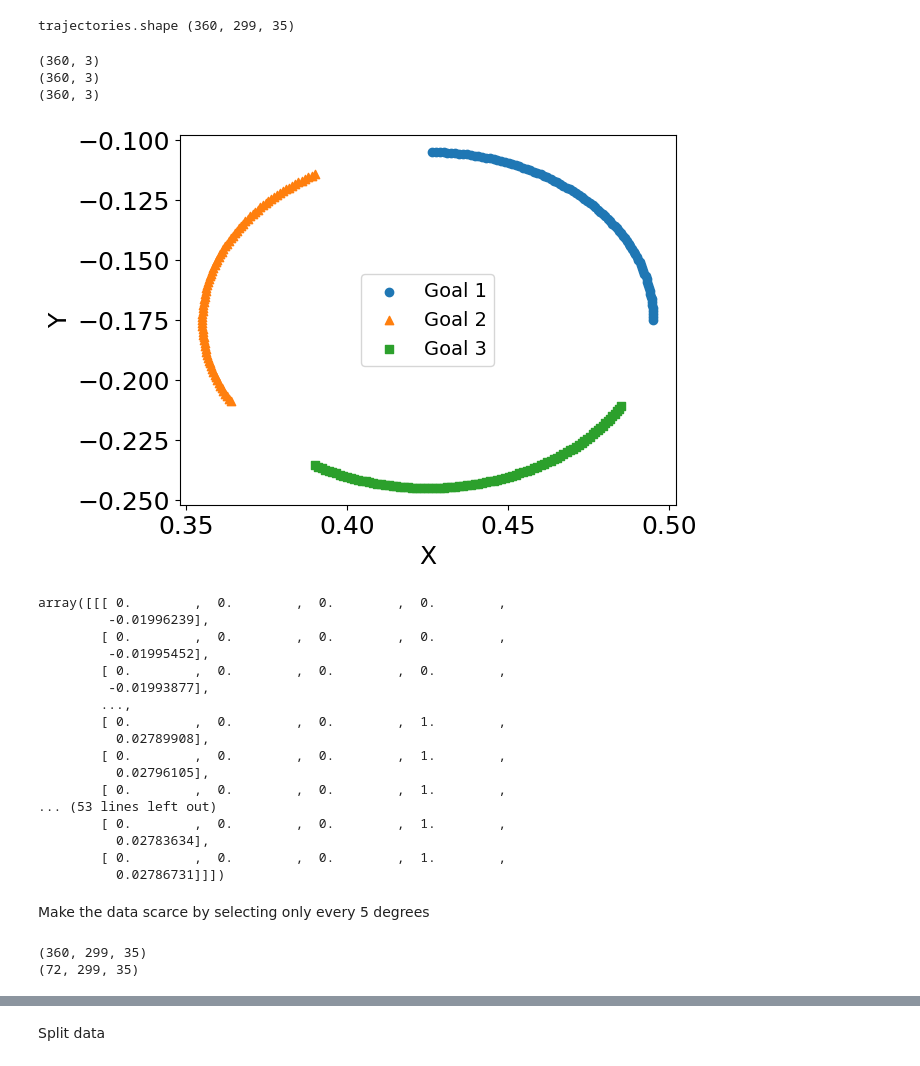
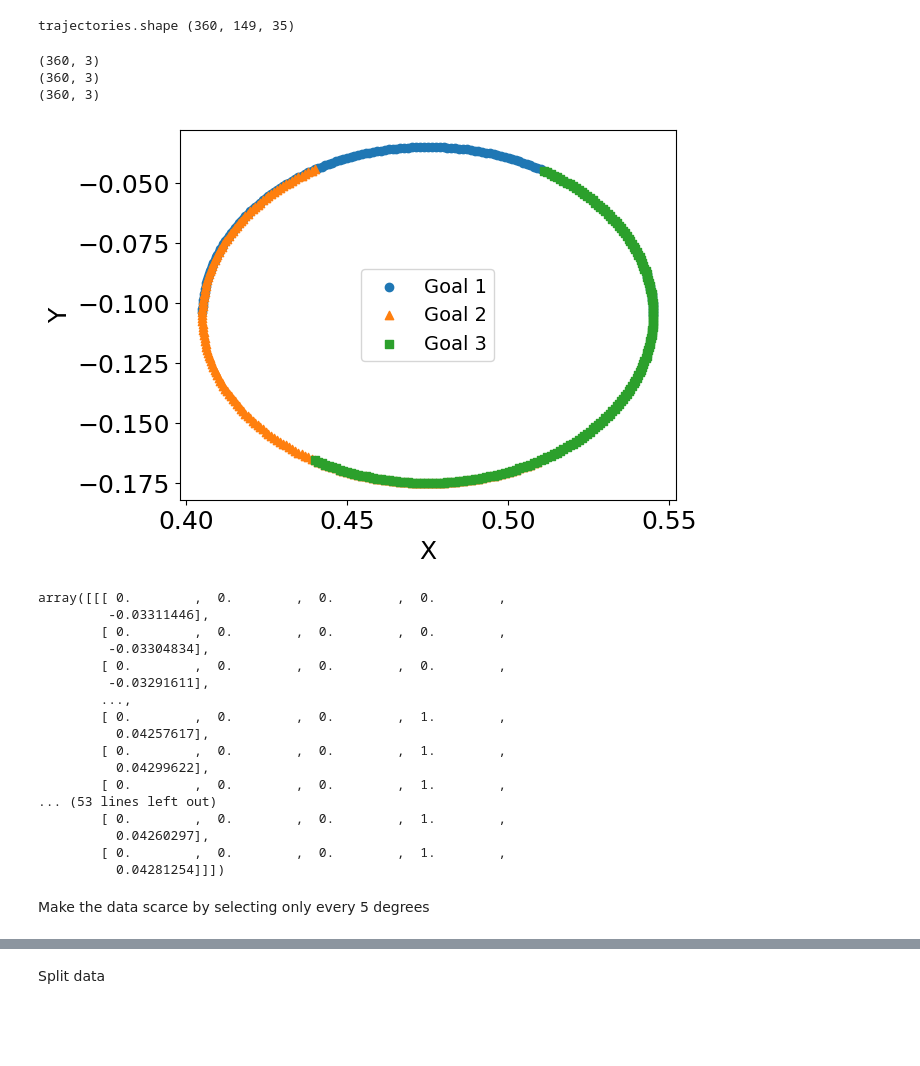
Before and after one commit to arash-mehrabi-z/dnfc-torobo, a Jupyter notebook: feedback_controller/fbc/neural_network/data.ipynb, the cells around one changed output, grey strips where cells are left out. Cells and saved outputs as stored; diff of their text form; code cells hidden in the pictures; blank space fills up the shorter version.

```diff
--- a/feedback_controller/fbc/neural_network/data.ipynb
+++ b/feedback_controller/fbc/neural_network/data.ipynb
@@ -10,14 +10,14 @@ plt.rc('font', size=18)
 plt.rc('legend', fontsize=14)
 label_fontsize = 14
 # %%
-ds_root_dir = "data/torobo/trajs:72_blocks:3" + "_triangle_v_scarce"
+ds_root_dir = "data/torobo/trajs:72_blocks:3" + "_tri_img" #"_triangle_v_scarce"
 # ds_root_dir = "data/torobo/trajs:500_blocks:3" + "_random"
 file_name = "train_ds.npy" #f"test_0.8.npy"
 data_file_path = os.path.join(ds_root_dir, file_name)
 trajectories = np.load(data_file_path)
 print("trajectories.shape", trajectories.shape)
 # %% [output]
-trajectories.shape (360, 299, 35)
+trajectories.shape (360, 149, 35)
 # %%
 def visualize(data1, data2, data3, idx):
     # Extract x, y, z coordinates for all datasets
@@ -49,44 +49,41 @@ def visualize(data1, data2, data3, idx):
 # %%
 data1 = trajectories[:, 0, 15:18]
 print(data1.shape)
 data2 = trajectories[:, 0, 18:21]
 print(data2.shape)
 data3 = trajectories[:, 0, 21:24]
 print(data3.shape)
 
-visualize(data1, data2, data3, idx=90)
+visualize(data1, data2, data3, idx=180)
 # %% [output]
 (360, 3)
 (360, 3)
 (360, 3)
-[figure, old version]
+[figure, new version]
 # %%
 trajectories[:, :, 24:29][:5]
 # %% [output]
 array([[[ 0.        ,  0.        ,  0.        ,  0.        ,
-         -0.01996239],
+         -0.03311446],
         [ 0.        ,  0.        ,  0.        ,  0.        ,
-         -0.01995452],
+         -0.03304834],
         [ 0.        ,  0.        ,  0.        ,  0.        ,
-         -0.01993877],
+         -0.03291611],
         ...,
         [ 0.        ,  0.        ,  0.        ,  1.        ,
-          0.02789908],
+          0.04257617],
         [ 0.        ,  0.        ,  0.        ,  1.        ,
-          0.02796105],
+          0.04299622],
         [ 0.        ,  0.        ,  0.        ,  1.        ,
 ... (53 lines left out)
         [ 0.        ,  0.        ,  0.        ,  1.        ,
-          0.02783634],
+          0.04260297],
         [ 0.        ,  0.        ,  0.        ,  1.        ,
-          0.02786731]]])
+          0.04281254]]])
 # %% [markdown]
 Make the data scarce by selecting only every 5 degrees
 # %%
-print(trajectories.shape)
-scarce_trajectories = trajectories[::5, :, :]
-print(scarce_trajectories.shape)
+# print(trajectories.shape)
+# scarce_trajectories = trajectories[::5, :, :]
+# print(scarce_trajectories.shape)
-# %% [output]
-(360, 299, 35)
-(72, 299, 35)
 # %%
```
Also changed, not shown: parts of 6 cells of this notebook, 4 other files.
